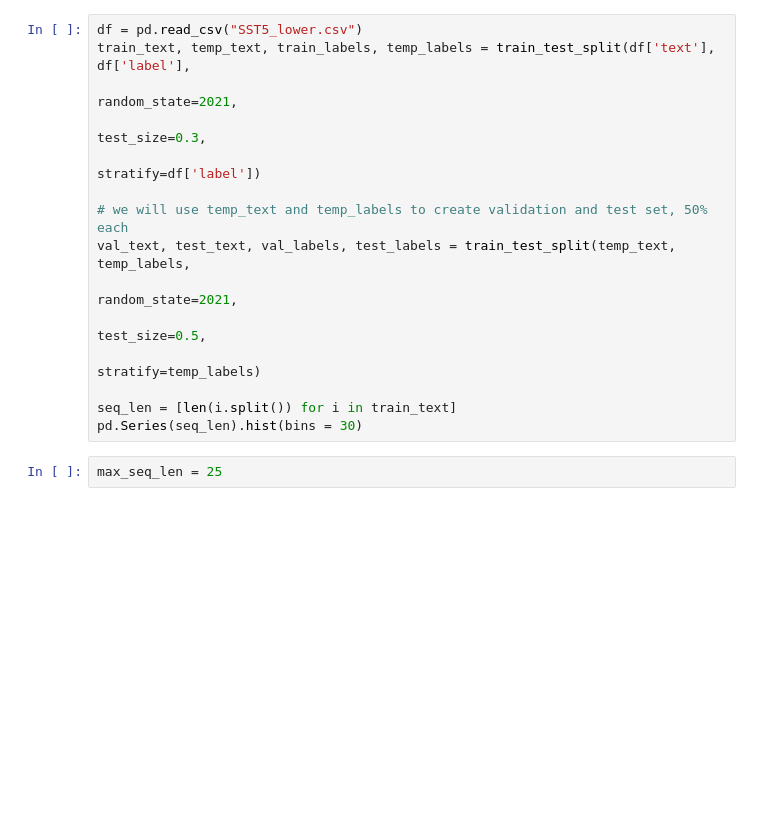
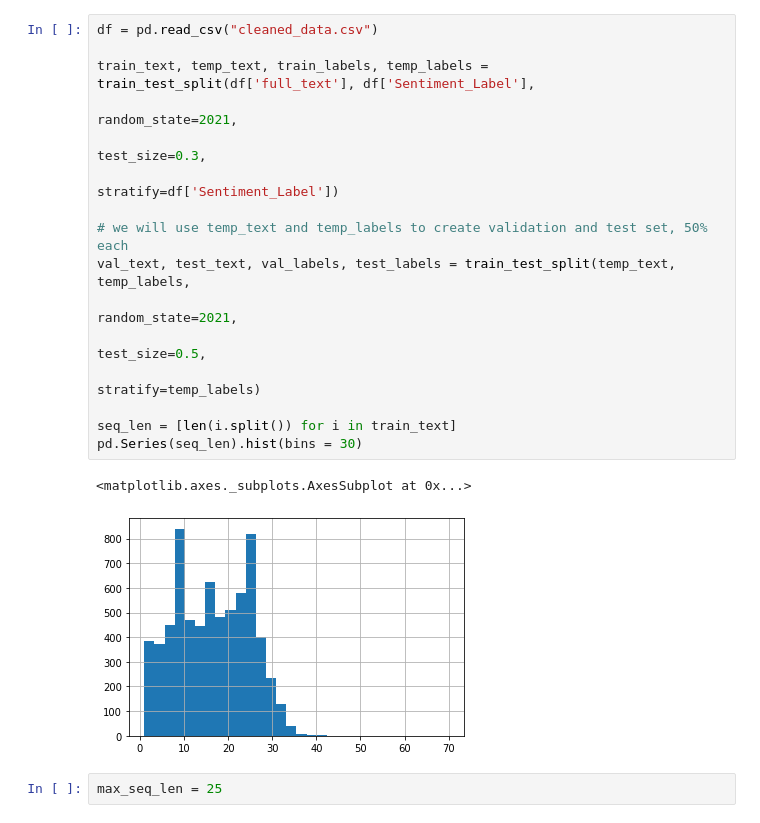
Before and after one commit to AliGhadirii/Covid19-Sentiment, a Jupyter notebook: SentimentV1.ipynb, the cells around one changed output. Saved outputs shown, nothing was run; the diff lists cells and outputs as text; blank space fills up the shorter version.

```diff
--- a/SentimentV1.ipynb
+++ b/SentimentV1.ipynb
@@ -42,18 +37,22 @@ ModuleNotFoundError: ignored
 # %%
-df = pd.read_csv("SST5_lower.csv")
-train_text, temp_text, train_labels, temp_labels = train_test_split(df['text'], df['label'],
+df = pd.read_csv("cleaned_data.csv")
+
+train_text, temp_text, train_labels, temp_labels = train_test_split(df['full_text'], df['Sentiment_Label'],
                                                                     random_state=2021,
                                                                     test_size=0.3,
-                                                                    stratify=df['label'])
+                                                                    stratify=df['Sentiment_Label'])
 
 # we will use temp_text and temp_labels to create validation and test set, 50% each
 val_text, test_text, val_labels, test_labels = train_test_split(temp_text, temp_labels,
                                                                     random_state=2021,
                                                                     test_size=0.5,
                                                                     stratify=temp_labels)
 
 seq_len = [len(i.split()) for i in train_text]
 pd.Series(seq_len).hist(bins = 30)
+# %% [output]
+<matplotlib.axes._subplots.AxesSubplot at 0x...>
+[figure, added]
 # %%
 max_seq_len = 25
 # %%
```
Also changed, not shown: parts of 10 cells of this notebook.
